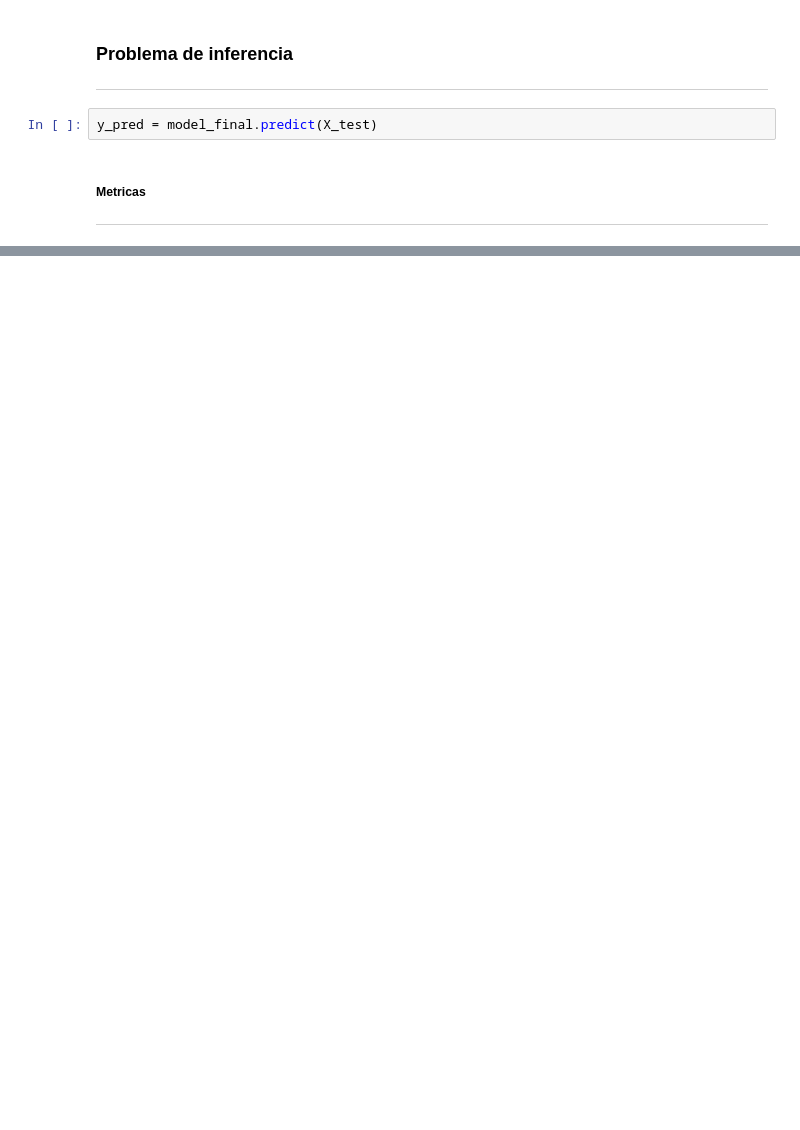
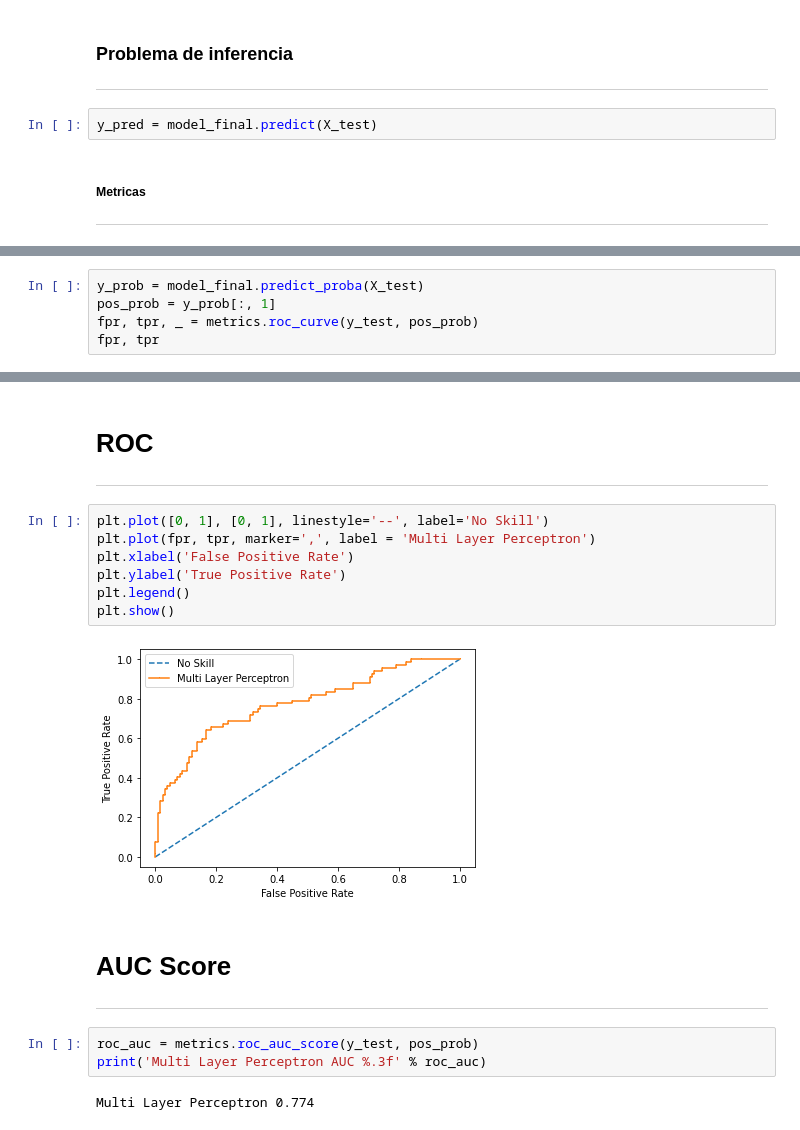
Before and after one commit to Kaiziferr/deep_learning, a Jupyter notebook: multilayer_perceptron/02_workshop_parameter_optimizer.ipynb, the cells around one changed output, grey strips where cells are left out. Drawn from its saved outputs; the diff is of its cells as text; blank space fills up the shorter version.

```diff
--- a/multilayer_perceptron/02_workshop_parameter_optimizer.ipynb
+++ b/multilayer_perceptron/02_workshop_parameter_optimizer.ipynb
@@ -227,0 +233,5 @@ F1-score    : 0.6559999999999999
+# %%
+y_prob = model_final.predict_proba(X_test)
+pos_prob = y_prob[:, 1]
+fpr, tpr, _ = metrics.roc_curve(y_test, pos_prob)
+fpr, tpr
@@ -227,0 +256,20 @@ F1-score    : 0.6559999999999999
+# %% [markdown]
+# **ROC**
+---
+# %%
+plt.plot([0, 1], [0, 1], linestyle='--', label='No Skill')
+plt.plot(fpr, tpr, marker=',', label = 'Multi Layer Perceptron')
+plt.xlabel('False Positive Rate')
+plt.ylabel('True Positive Rate')
+plt.legend()
+plt.show()
+# %% [output]
+[figure, added]
+# %% [markdown]
+# **AUC Score**
+---
+# %%
+roc_auc = metrics.roc_auc_score(y_test, pos_prob)
+print('Multi Layer Perceptron AUC %.3f' % roc_auc)
+# %% [output]
+Multi Layer Perceptron 0.774
```
Also changed, not shown: parts of 27 cells of this notebook.
